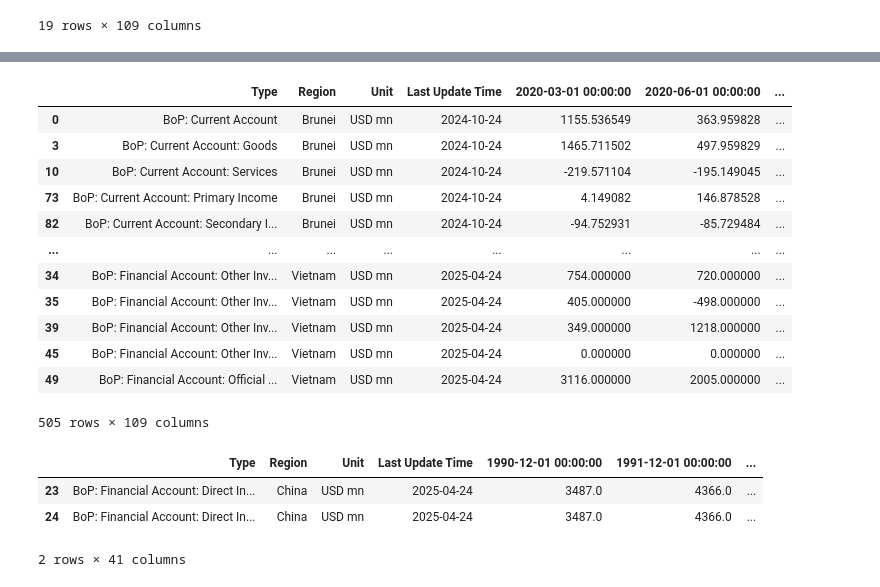
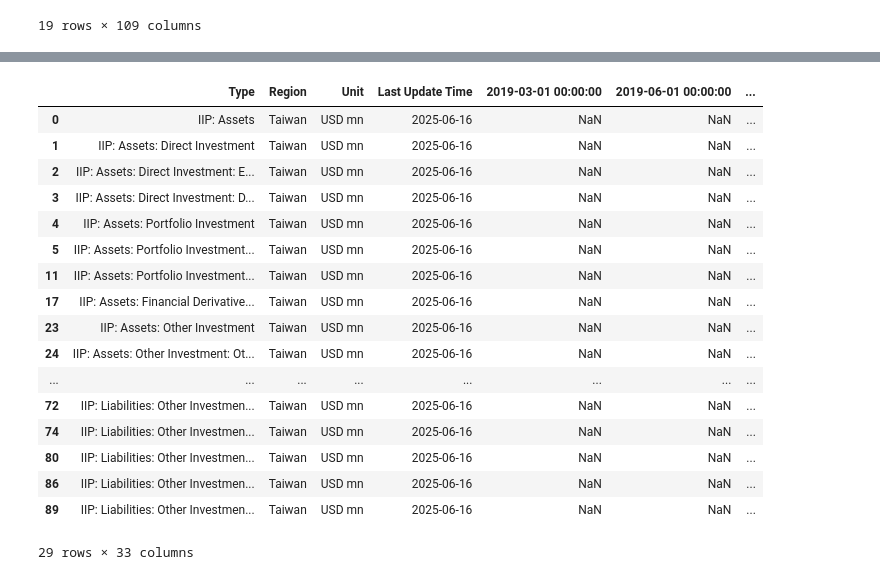
Before and after one commit to aizudeen11/cfm-nlp, a Jupyter notebook: to_gsheet/main.ipynb, the cells around one changed output, grey strips where cells are left out. Cells and saved outputs as stored; diff of their text form; code cells hidden in the pictures.

```diff
--- a/to_gsheet/main.ipynb
+++ b/to_gsheet/main.ipynb
@@ -995,23 +939,21 @@ df_main
-# %%
-df_all_annual
-# %% [output]
-|  | Type | Region | Unit | Last Update Time | 2020-03-01 00:00:00 | 2020-06-01 00:00:00 | ... |
-| 0 | BoP: Current Account | Brunei | USD mn | 2024-10-24 | 1155.536549 | 363.959828 | ... |
-| 3 | BoP: Current Account: Goods | Brunei | USD mn | 2024-10-24 | 1465.711502 | 497.959829 | ... |
-| 10 | BoP: Current Account: Services | Brunei | USD mn | 2024-10-24 | -219.571104 | -195.149045 | ... |
-| 73 | BoP: Current Account: Primary Income | Brunei | USD mn | 2024-10-24 | 4.149082 | 146.878528 | ... |
-| 82 | BoP: Current Account: Secondary I... | Brunei | USD mn | 2024-10-24 | -94.752931 | -85.729484 | ... |
-| ... | ... | ... | ... | ... | ... | ... | ... |
-| 34 | BoP: Financial Account: Other Inv... | Vietnam | USD mn | 2025-04-24 | 754.000000 | 720.000000 | ... |
-| 35 | BoP: Financial Account: Other Inv... | Vietnam | USD mn | 2025-04-24 | 405.000000 | -498.000000 | ... |
-| 39 | BoP: Financial Account: Other Inv... | Vietnam | USD mn | 2025-04-24 | 349.000000 | 1218.000000 | ... |
-| 45 | BoP: Financial Account: Other Inv... | Vietnam | USD mn | 2025-04-24 | 0.000000 | 0.000000 | ... |
-| 49 | BoP: Financial Account: Official ... | Vietnam | USD mn | 2025-04-24 | 3116.000000 | 2005.000000 | ... |
-505 rows × 109 columns
-# %%
-df_all_annual[~(df_all_annual['Unnamed: 39'].isna())]
-# %% [output]
-|  | Type | Region | Unit | Last Update Time | 1990-12-01 00:00:00 | 1991-12-01 00:00:00 | ... |
-| 23 | BoP: Financial Account: Direct In... | China | USD mn | 2025-04-24 | 3487.0 | 4366.0 | ... |
-| 24 | BoP: Financial Account: Direct In... | China | USD mn | 2025-04-24 | 3487.0 | 4366.0 | ... |
-2 rows × 41 columns
+# %%
+df_all_annual_2[(df_all_annual_2['Region'] =='Taiwan')]
+# %% [output]
+|  | Type | Region | Unit | Last Update Time | 2019-03-01 00:00:00 | 2019-06-01 00:00:00 | ... |
+| 0 | IIP: Assets | Taiwan | USD mn | 2025-06-16 | NaN | NaN | ... |
+| 1 | IIP: Assets: Direct Investment | Taiwan | USD mn | 2025-06-16 | NaN | NaN | ... |
+| 2 | IIP: Assets: Direct Investment: E... | Taiwan | USD mn | 2025-06-16 | NaN | NaN | ... |
+| 3 | IIP: Assets: Direct Investment: D... | Taiwan | USD mn | 2025-06-16 | NaN | NaN | ... |
+| 4 | IIP: Assets: Portfolio Investment | Taiwan | USD mn | 2025-06-16 | NaN | NaN | ... |
+| 5 | IIP: Assets: Portfolio Investment... | Taiwan | USD mn | 2025-06-16 | NaN | NaN | ... |
+| 11 | IIP: Assets: Portfolio Investment... | Taiwan | USD mn | 2025-06-16 | NaN | NaN | ... |
+| 17 | IIP: Assets: Financial Derivative... | Taiwan | USD mn | 2025-06-16 | NaN | NaN | ... |
+| 23 | IIP: Assets: Other Investment | Taiwan | USD mn | 2025-06-16 | NaN | NaN | ... |
+| 24 | IIP: Assets: Other Investment: Ot... | Taiwan | USD mn | 2025-06-16 | NaN | NaN | ... |
+| ... | ... | ... | ... | ... | ... | ... | ... |
+| 72 | IIP: Liabilities: Other Investmen... | Taiwan | USD mn | 2025-06-16 | NaN | NaN | ... |
+| 74 | IIP: Liabilities: Other Investmen... | Taiwan | USD mn | 2025-06-16 | NaN | NaN | ... |
+| 80 | IIP: Liabilities: Other Investmen... | Taiwan | USD mn | 2025-06-16 | NaN | NaN | ... |
+| 86 | IIP: Liabilities: Other Investmen... | Taiwan | USD mn | 2025-06-16 | NaN | NaN | ... |
+| 89 | IIP: Liabilities: Other Investmen... | Taiwan | USD mn | 2025-06-16 | NaN | NaN | ... |
+29 rows × 33 columns
```
Also changed, not shown: parts of 4 cells of this notebook, 1 other file.
